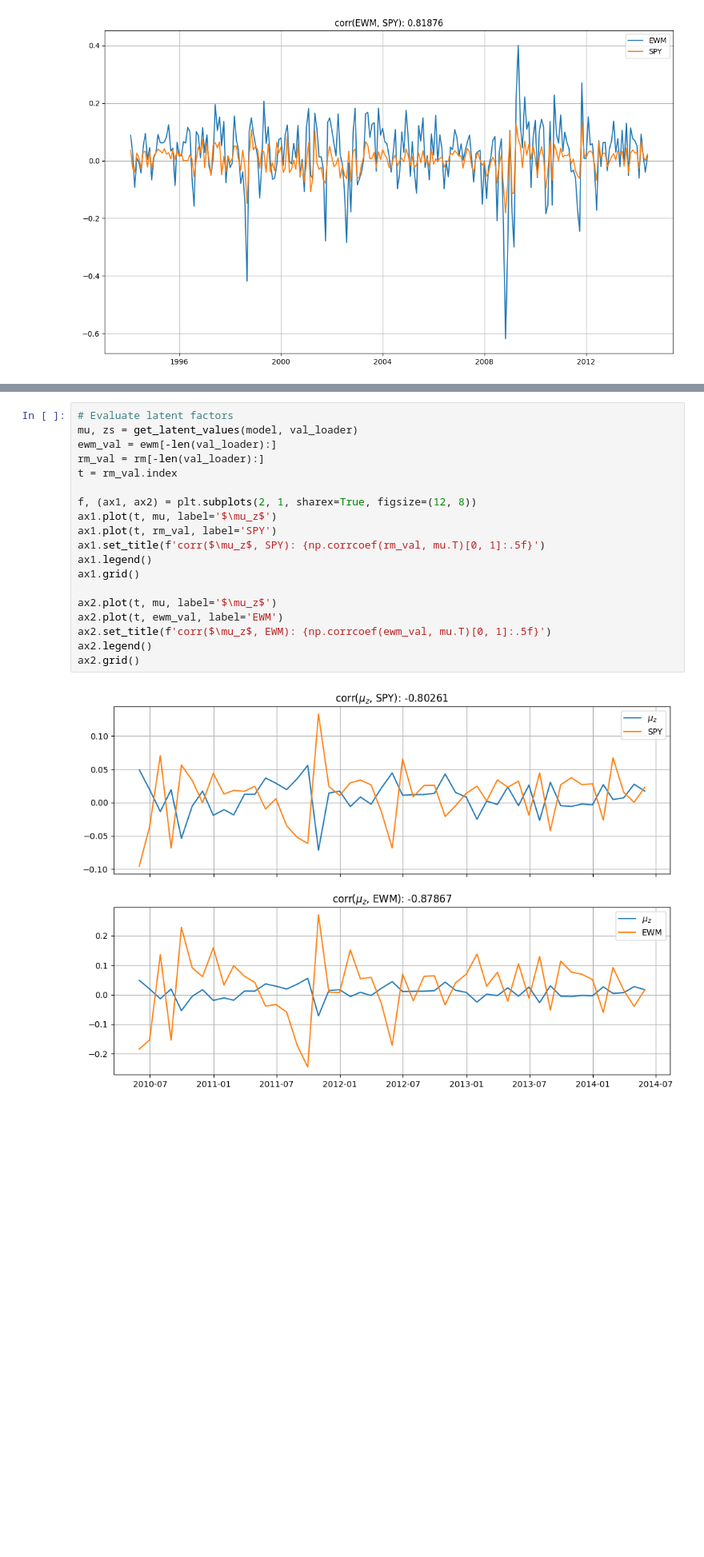
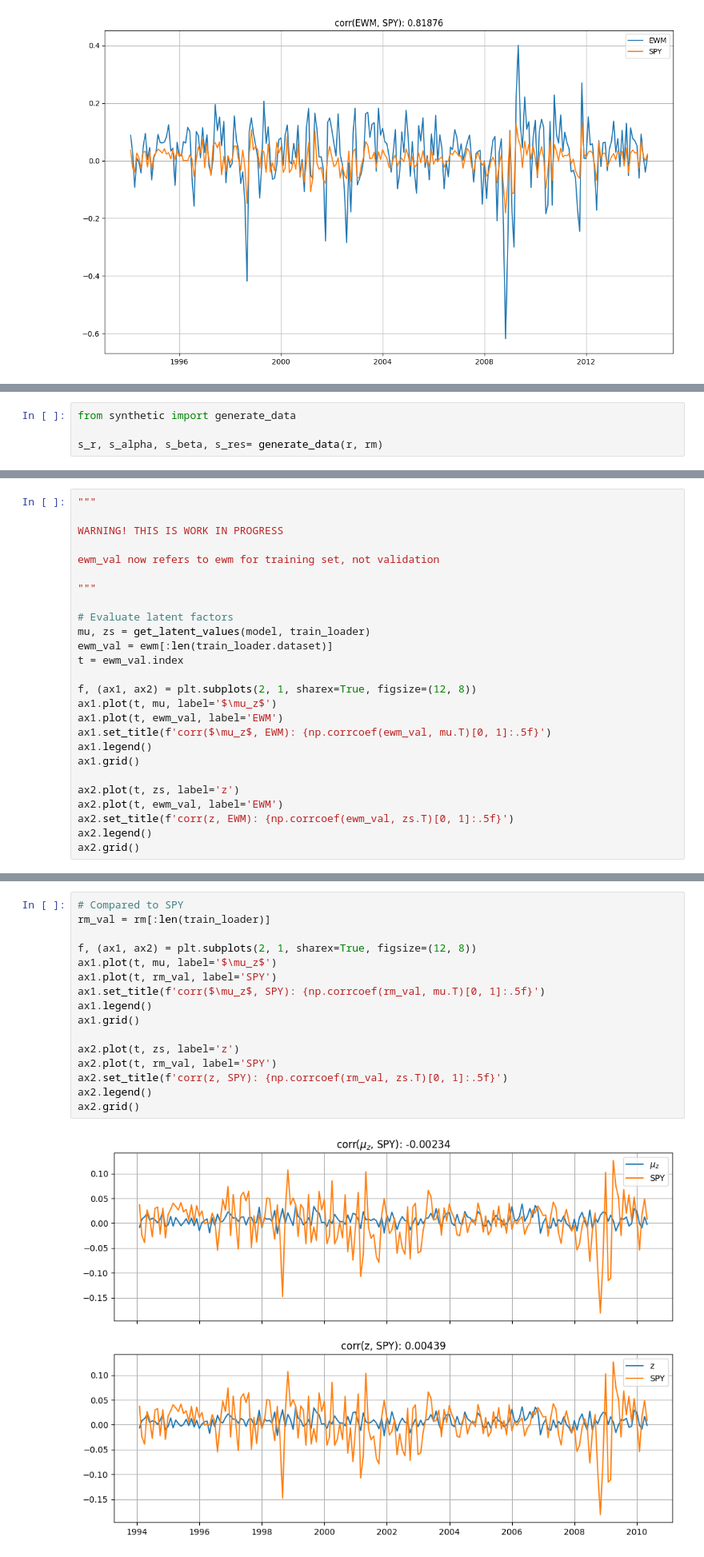
Before and after one commit to MarkoMiljkovic45/masters-thesis, a Jupyter notebook: 02-SimpleVAE_v2.ipynb, the cells around one changed output, grey strips where cells are left out. Shown at 80% size. Cells and saved outputs as stored; diff of their text form; blank space fills up the shorter version.

```diff
--- a/02-SimpleVAE_v2.ipynb
+++ b/02-SimpleVAE_v2.ipynb
@@ -287,3 +327,7 @@ def plot_reconstruction(all_originals, all_reconstructions, mu=None, stock_indic
+# %%
+from synthetic import generate_data
+
+s_r, s_alpha, s_beta, s_res= generate_data(r, rm)
 # %%
 ############## MAIN ####################
 train_loader, val_loader = prepare_data(
@@ -338,0 +383,26 @@ Validation: |
+# %%
+"""
+
+WARNING! THIS IS WORK IN PROGRESS
+
+ewm_val now refers to ewm for training set, not validation
+
+"""
+
+# Evaluate latent factors
+mu, zs = get_latent_values(model, train_loader)
+ewm_val = ewm[:len(train_loader.dataset)]
+t = ewm_val.index
+
+f, (ax1, ax2) = plt.subplots(2, 1, sharex=True, figsize=(12, 8))
+ax1.plot(t, mu, label='$\mu_z$')
+ax1.plot(t, ewm_val, label='EWM')
+ax1.set_title(f'corr($\mu_z$, EWM): {np.corrcoef(ewm_val, mu.T)[0, 1]:.5f}')
+ax1.legend()
+ax1.grid()
+
+ax2.plot(t, zs, label='z')
+ax2.plot(t, ewm_val, label='EWM')
+ax2.set_title(f'corr(z, EWM): {np.corrcoef(ewm_val, zs.T)[0, 1]:.5f}')
+ax2.legend()
+ax2.grid()
@@ -339,21 +411,18 @@ Validation: |
 # %%
-# Evaluate latent factors
-mu, zs = get_latent_values(model, val_loader)
-ewm_val = ewm[-len(val_loader):]
-rm_val = rm[-len(val_loader):]
-t = rm_val.index
+# Compared to SPY
+rm_val = rm[:len(train_loader)]
 
 f, (ax1, ax2) = plt.subplots(2, 1, sharex=True, figsize=(12, 8))
 ax1.plot(t, mu, label='$\mu_z$')
 ax1.plot(t, rm_val, label='SPY')
 ax1.set_title(f'corr($\mu_z$, SPY): {np.corrcoef(rm_val, mu.T)[0, 1]:.5f}')
 ax1.legend()
 ax1.grid()
 
-ax2.plot(t, mu, label='$\mu_z$')
-ax2.plot(t, ewm_val, label='EWM')
-ax2.set_title(f'corr($\mu_z$, EWM): {np.corrcoef(ewm_val, mu.T)[0, 1]:.5f}')
+ax2.plot(t, zs, label='z')
+ax2.plot(t, rm_val, label='SPY')
+ax2.set_title(f'corr(z, SPY): {np.corrcoef(rm_val, zs.T)[0, 1]:.5f}')
 ax2.legend()
 ax2.grid()
 # %% [output]
-[figure, old version]
+[figure, new version]
```
Also changed, not shown: parts of 20 cells of this notebook.
